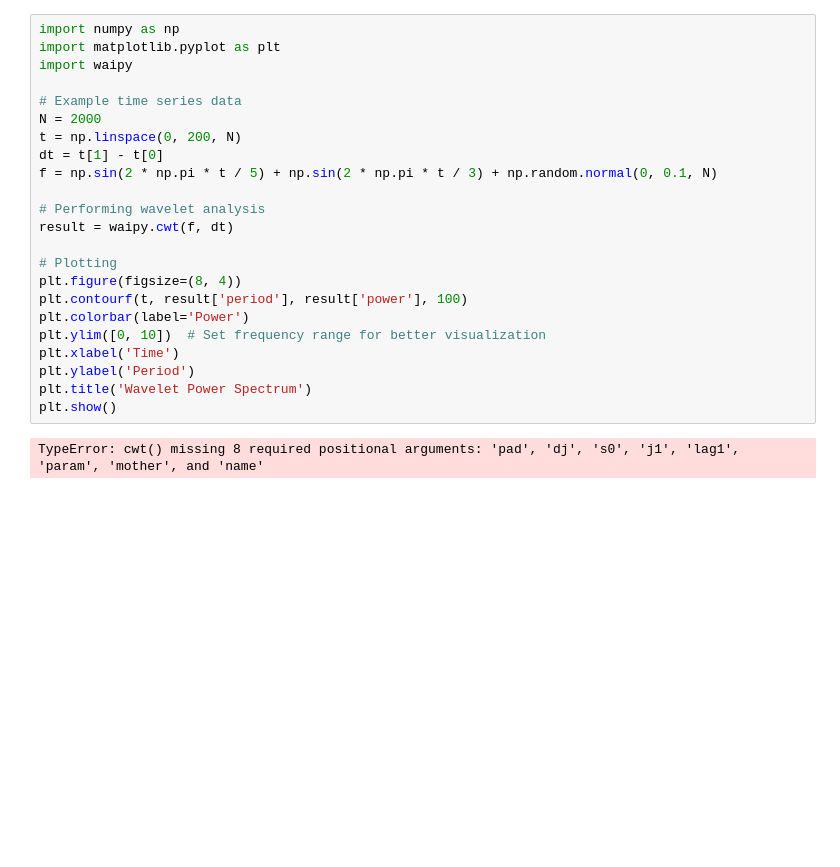
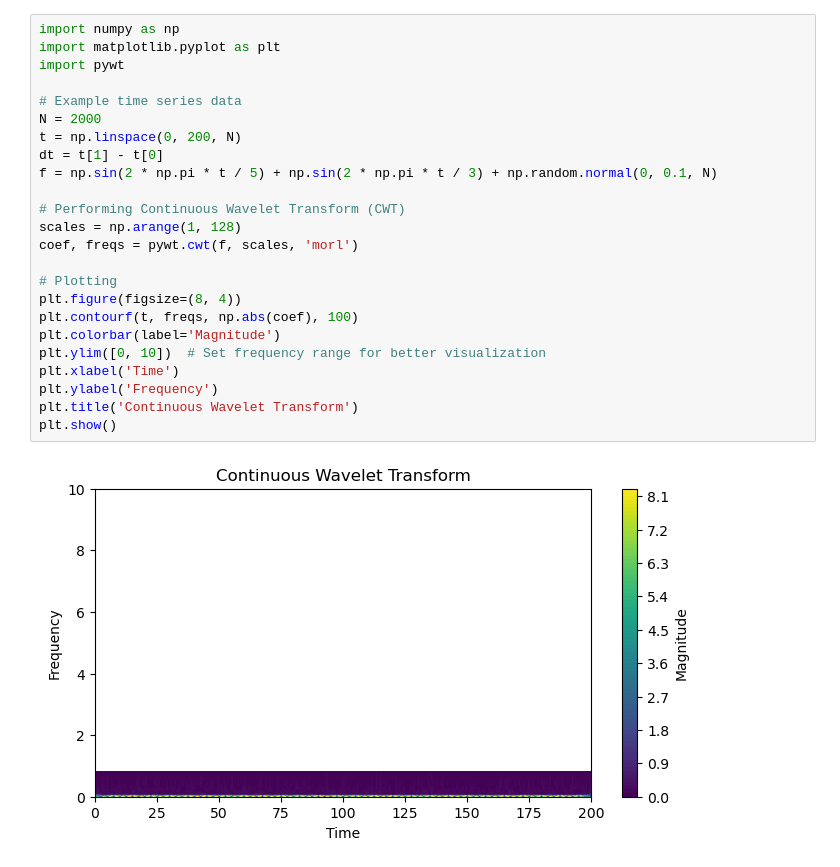
Before and after one commit to alexmarmaliuk/Space_Weather_Project, a Jupyter notebook: drafts/wavelets.ipynb, the cells around one changed output. Cells and saved outputs as stored; diff of their text form; blank space fills up the shorter version.

```diff
--- a/drafts/wavelets.ipynb
+++ b/drafts/wavelets.ipynb
@@ -1,25 +63,26 @@
 # %%
 import numpy as np
 import matplotlib.pyplot as plt
-import waipy
+import pywt
 
 # Example time series data
 N = 2000
 t = np.linspace(0, 200, N)
 dt = t[1] - t[0]
 f = np.sin(2 * np.pi * t / 5) + np.sin(2 * np.pi * t / 3) + np.random.normal(0, 0.1, N)
 
-# Performing wavelet analysis
-result = waipy.cwt(f, dt)
+# Performing Continuous Wavelet Transform (CWT)
+scales = np.arange(1, 128)
+coef, freqs = pywt.cwt(f, scales, 'morl')
 
 # Plotting
 plt.figure(figsize=(8, 4))
-plt.contourf(t, result['period'], result['power'], 100)
-plt.colorbar(label='Power')
+plt.contourf(t, freqs, np.abs(coef), 100)
+plt.colorbar(label='Magnitude')
 plt.ylim([0, 10])  # Set frequency range for better visualization
 plt.xlabel('Time')
-plt.ylabel('Period')
-plt.title('Wavelet Power Spectrum')
+plt.ylabel('Frequency')
+plt.title('Continuous Wavelet Transform')
 plt.show()
 # %% [output]
-TypeError: cwt() missing 8 required positional arguments: 'pad', 'dj', 's0', 'j1', 'lag1', 'param', 'mother', and 'name'
+[figure, added]
```
Also changed, not shown: parts of 2 cells of this notebook, 11 other files.
